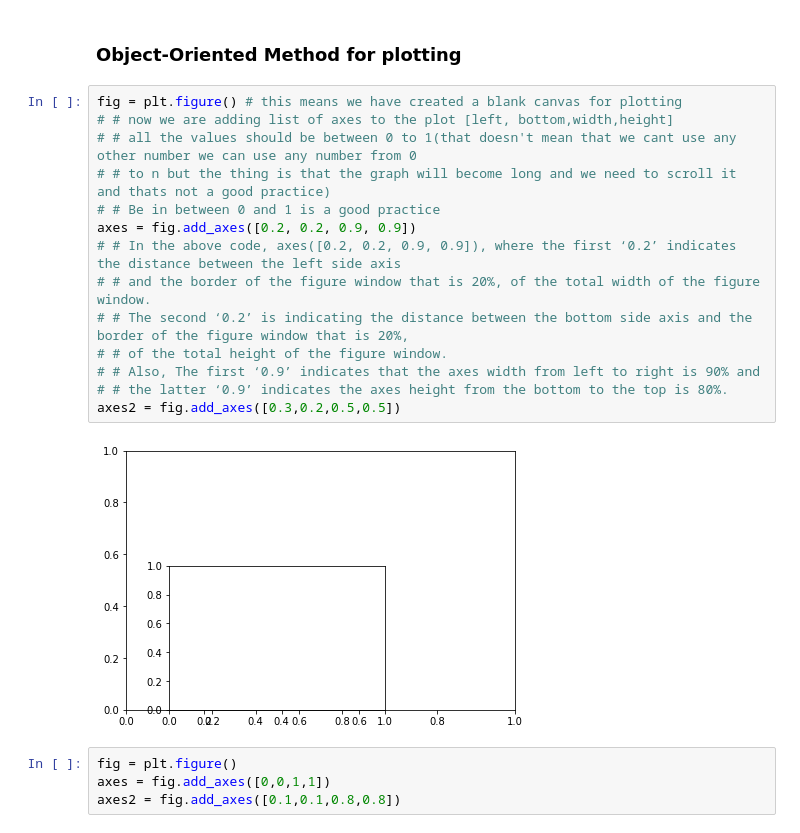
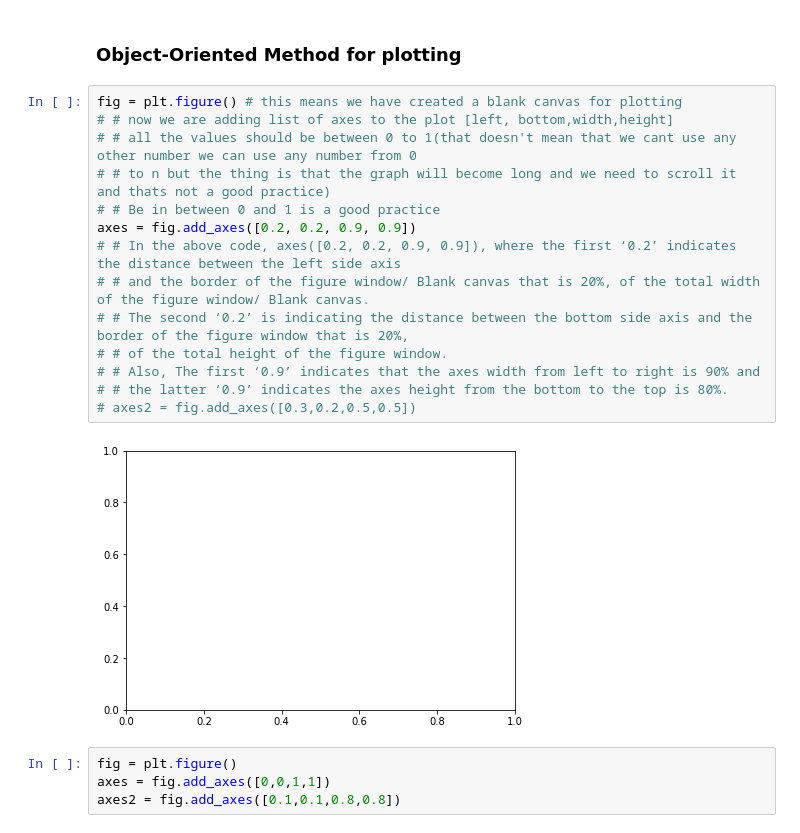
Before and after one commit to MuhammadBilal848/Computer-Vision-Practice, a Jupyter notebook: Practicing Matplotlib.ipynb, the cells around one changed output. Saved outputs shown, nothing was run; the diff lists cells and outputs as text.

```diff
--- a/Practicing Matplotlib.ipynb
+++ b/Practicing Matplotlib.ipynb
@@ -100,19 +100,19 @@ plt.plot(np.sqrt(x*np.pi),np.sqrt(y),'yellow')
 # %%
 fig = plt.figure() # this means we have created a blank canvas for plotting
 # # now we are adding list of axes to the plot [left, bottom,width,height]
 # # all the values should be between 0 to 1(that doesn't mean that we cant use any other number we can use any number from 0
 # # to n but the thing is that the graph will become long and we need to scroll it and thats not a good practice)
 # # Be in between 0 and 1 is a good practice
 axes = fig.add_axes([0.2, 0.2, 0.9, 0.9])
 # # In the above code, axes([0.2, 0.2, 0.9, 0.9]), where the first ‘0.2’ indicates the distance between the left side axis
-# # and the border of the figure window that is 20%, of the total width of the figure window.
+# # and the border of the figure window/ Blank canvas that is 20%, of the total width of the figure window/ Blank canvas.
 # # The second ‘0.2’ is indicating the distance between the bottom side axis and the border of the figure window that is 20%,
 # # of the total height of the figure window.
 # # Also, The first ‘0.9’ indicates that the axes width from left to right is 90% and
 # # the latter ‘0.9’ indicates the axes height from the bottom to the top is 80%.
-axes2 = fig.add_axes([0.3,0.2,0.5,0.5])
+# axes2 = fig.add_axes([0.3,0.2,0.5,0.5])
 # %% [output]
-[figure, old version]
+[figure, new version]
 # %%
 fig = plt.figure()
 axes = fig.add_axes([0,0,1,1])
```
Also changed, not shown: parts of 2 cells of this notebook, 4 other files.
